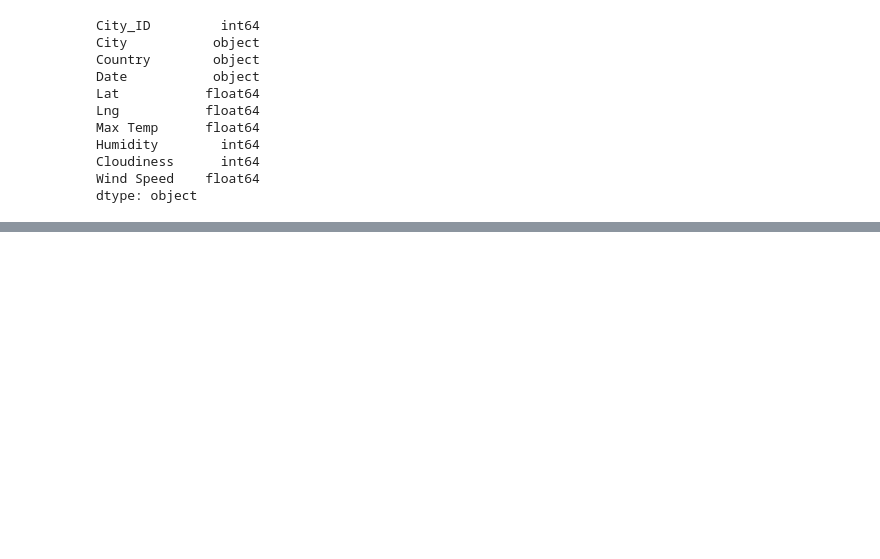
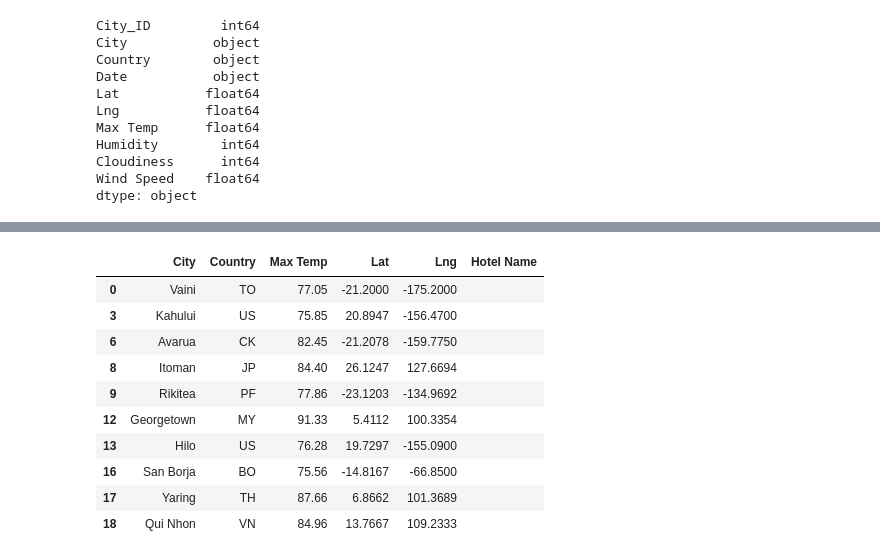
Before and after one commit to russellctaylor/World_Weather_Analysis, a Jupyter notebook: VactionPy.ipynb, the cells around one changed output, grey strips where cells are left out. Drawn from its saved outputs; the diff is of its cells as text; code cells hidden in the pictures; blank space fills up the shorter version.

```diff
--- a/VactionPy.ipynb
+++ b/VactionPy.ipynb
@@ -103,0 +141,17 @@ fig
+# %%
+# Create DataFrame called hotel_df to store hotel names along with city, country, max temp, and coordinates.
+hotel_df = preferred_cities_df[["City", "Country", "Max Temp", "Lat", "Lng"]].copy()
+hotel_df["Hotel Name"] = ""
+hotel_df.head(10)
+# %% [output]
+|  | City | Country | Max Temp | Lat | Lng | Hotel Name |
+| 0 | Vaini | TO | 77.05 | -21.2000 | -175.2000 |  |
+| 3 | Kahului | US | 75.85 | 20.8947 | -156.4700 |  |
+| 6 | Avarua | CK | 82.45 | -21.2078 | -159.7750 |  |
+| 8 | Itoman | JP | 84.40 | 26.1247 | 127.6694 |  |
+| 9 | Rikitea | PF | 77.86 | -23.1203 | -134.9692 |  |
+| 12 | Georgetown | MY | 91.33 | 5.4112 | 100.3354 |  |
+| 13 | Hilo | US | 76.28 | 19.7297 | -155.0900 |  |
+| 16 | San Borja | BO | 75.56 | -14.8167 | -66.8500 |  |
+| 17 | Yaring | TH | 87.66 | 6.8662 | 101.3689 |  |
+| 18 | Qui Nhon | VN | 84.96 | 13.7667 | 109.2333 |  |
```
Also changed, not shown: parts of 10 cells of this notebook.
